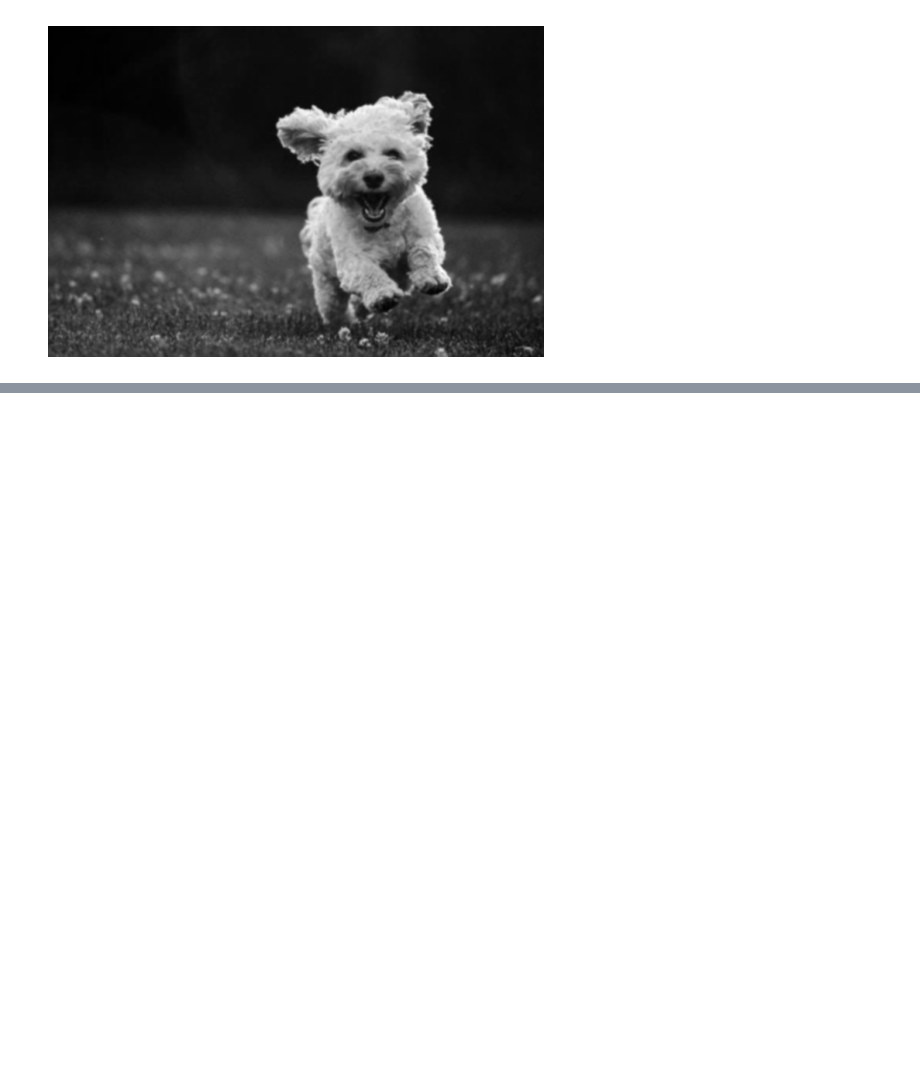
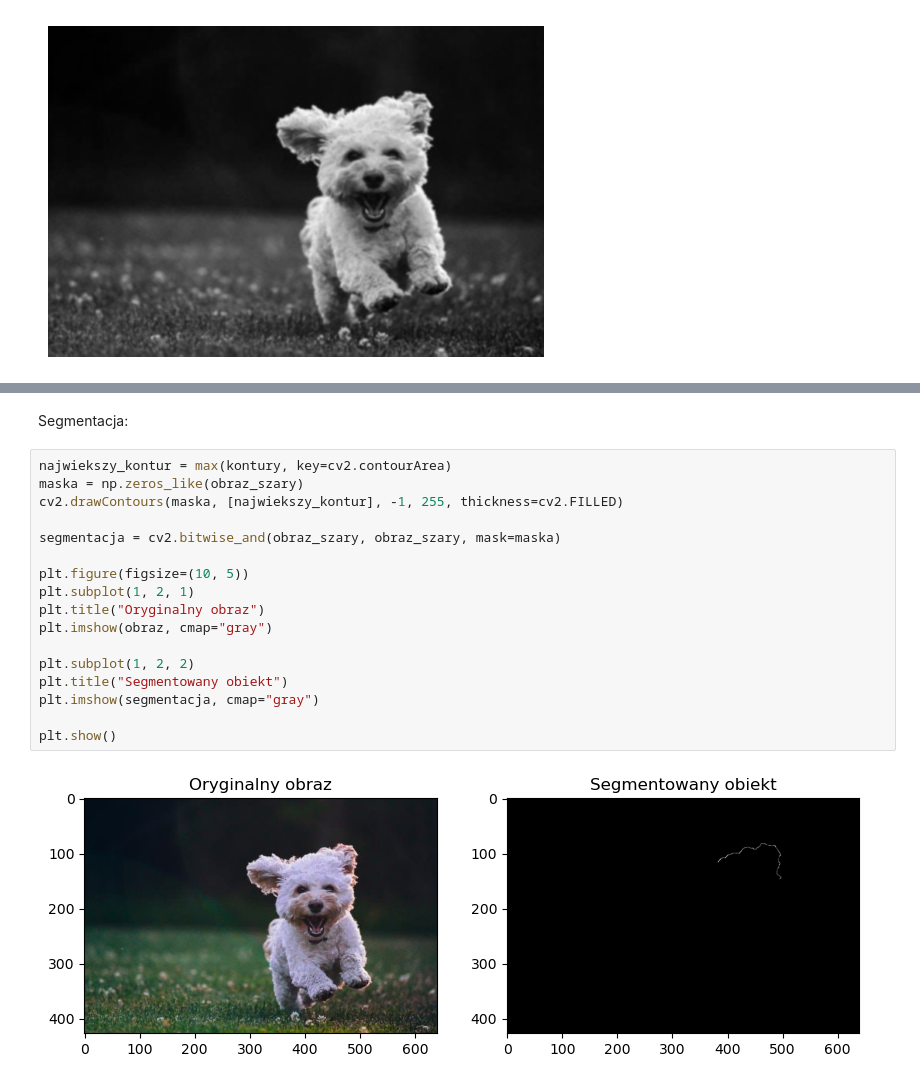
Before and after one commit to kat-pierzchala/OpenCV_Scikit-image, a Jupyter notebook: OpenCV_SKI.ipynb, the cells around one changed output, grey strips where cells are left out. Cells and saved outputs as stored; diff of their text form; blank space fills up the shorter version.

Commit message:
segmentacja

```diff
--- a/OpenCV_SKI.ipynb
+++ b/OpenCV_SKI.ipynb
@@ -101,0 +134,21 @@ plt.show()
+# %% [markdown]
+Segmentacja:
+# %%
+najwiekszy_kontur = max(kontury, key=cv2.contourArea)
+maska = np.zeros_like(obraz_szary)
+cv2.drawContours(maska, [najwiekszy_kontur], -1, 255, thickness=cv2.FILLED)
+
+segmentacja = cv2.bitwise_and(obraz_szary, obraz_szary, mask=maska)
+
+plt.figure(figsize=(10, 5))
+plt.subplot(1, 2, 1)
+plt.title("Oryginalny obraz")
+plt.imshow(obraz, cmap="gray")
+
+plt.subplot(1, 2, 2)
+plt.title("Segmentowany obiekt")
+plt.imshow(segmentacja, cmap="gray")
+
+plt.show()
+# %% [output]
+[figure, added]
```
Also changed, not shown: parts of 4 cells of this notebook.
